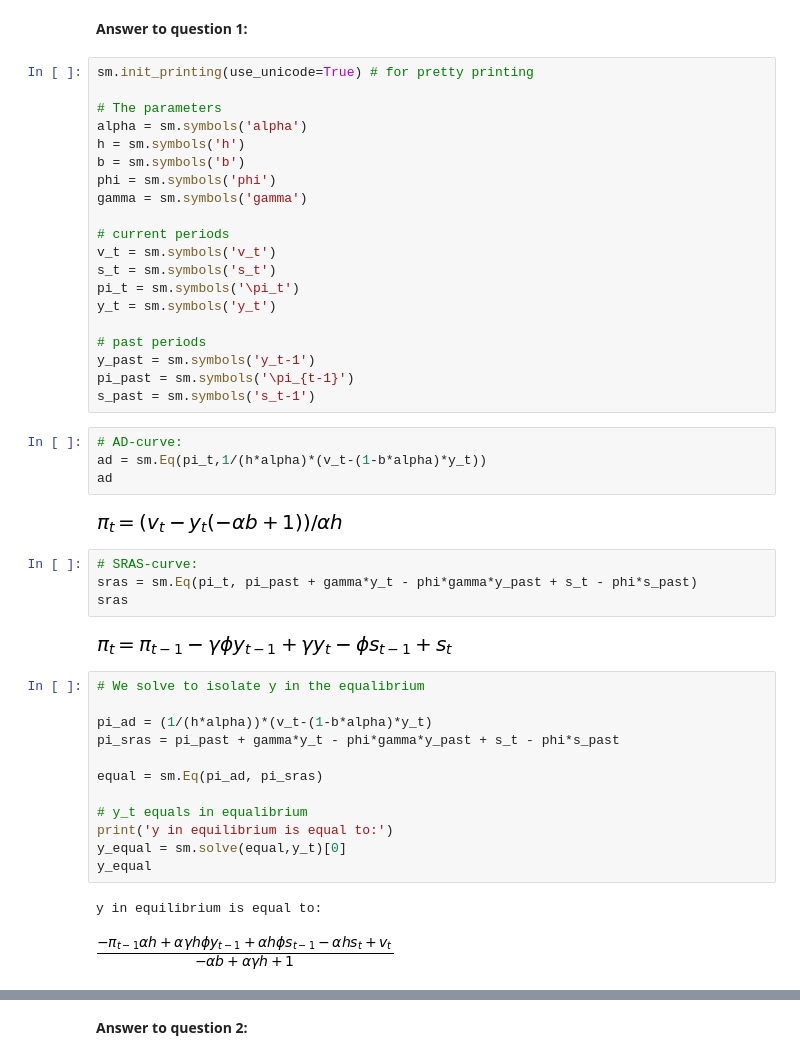
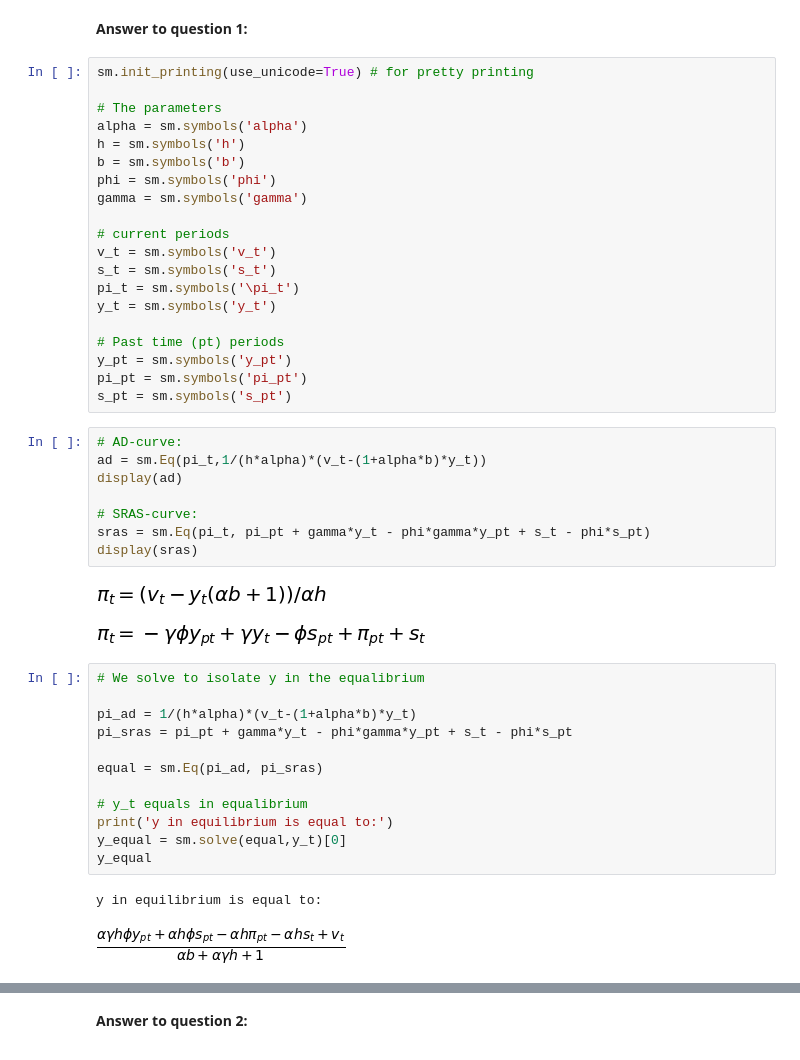
Before and after one commit to KristinaMariaSoerensen/projects-2019-chx, a Jupyter notebook: examproject/exam_2019.ipynb, the cells around one changed output, grey strips where cells are left out. Drawn from its saved outputs; the diff is of its cells as text.

```diff
--- a/examproject/exam_2019.ipynb
+++ b/examproject/exam_2019.ipynb
@@ -228,27 +228,26 @@ s_t = sm.symbols('s_t')
 pi_t = sm.symbols('\pi_t')
 y_t = sm.symbols('y_t')
 
-# past periods
-y_past = sm.symbols('y_t-1')
-pi_past = sm.symbols('\pi_{t-1}')
-s_past = sm.symbols('s_t-1')
+# Past time (pt) periods
+y_pt = sm.symbols('y_pt')
+pi_pt = sm.symbols('pi_pt')
+s_pt = sm.symbols('s_pt')
 # %%
 # AD-curve:
-ad = sm.Eq(pi_t,1/(h*alpha)*(v_t-(1-b*alpha)*y_t))
-ad
+ad = sm.Eq(pi_t,1/(h*alpha)*(v_t-(1+alpha*b)*y_t))
+display(ad)
+
+# SRAS-curve:
+sras = sm.Eq(pi_t, pi_pt + gamma*y_t - phi*gamma*y_pt + s_t - phi*s_pt)
+display(sras)
 # %% [output]
-[figure, old version]
+[figure, new version]
+[figure, added]
-# %%
-# SRAS-curve:
-sras = sm.Eq(pi_t, pi_past + gamma*y_t - phi*gamma*y_past + s_t - phi*s_past)
-sras
-# %% [output]
-[figure, removed]
 # %%
 # We solve to isolate y in the equalibrium
 
-pi_ad = (1/(h*alpha))*(v_t-(1-b*alpha)*y_t)
-pi_sras = pi_past + gamma*y_t - phi*gamma*y_past + s_t - phi*s_past
+pi_ad = 1/(h*alpha)*(v_t-(1+alpha*b)*y_t)
+pi_sras = pi_pt + gamma*y_t - phi*gamma*y_pt + s_t - phi*s_pt
 
 equal = sm.Eq(pi_ad, pi_sras)
 
@@ -258,7 +257,7 @@ y_equal = sm.solve(equal,y_t)[0]
 y_equal
 # %% [output]
 y in equilibrium is equal to:
-[figure, old version]
+[figure, new version]
 # %%
 # We solve the AD-equation for y_t
 y_ad = sm.solve(ad, y_t)[0]
```
Also changed, not shown: parts of 16 cells of this notebook, 3 other files.
